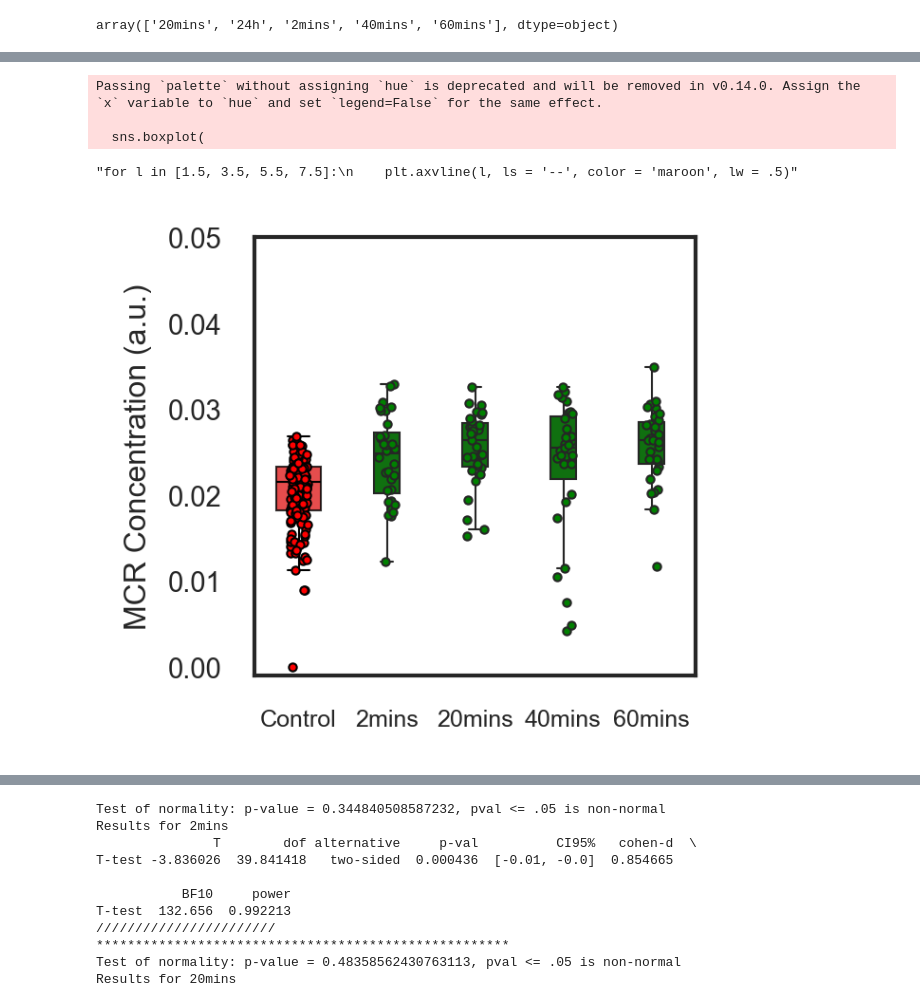
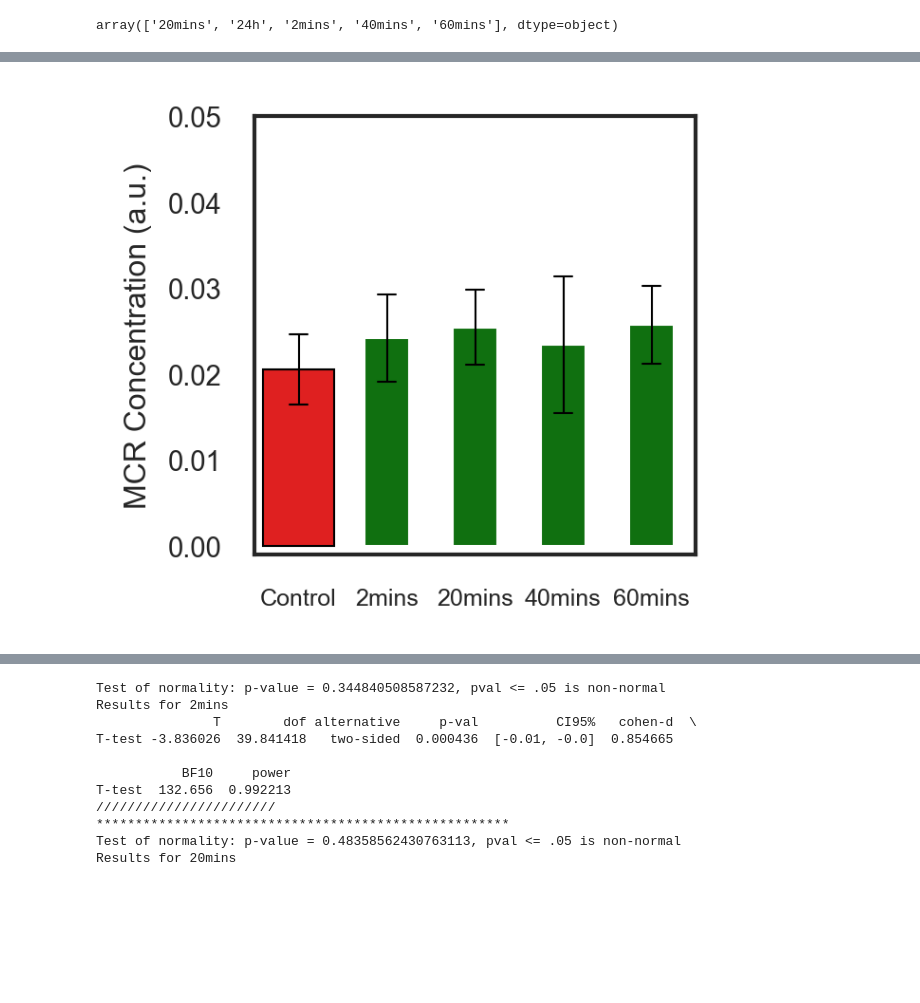
Before and after one commit to bunmiadejimi/Raman_Collagen, a Jupyter notebook: MCR_Stats.ipynb, the cells around one changed output, grey strips where cells are left out. Cells and saved outputs as stored; diff of their text form; code cells hidden in the pictures; blank space fills up the shorter version.

```diff
--- a/MCR_Stats.ipynb
+++ b/MCR_Stats.ipynb
@@ -10,7 +10,7 @@ import seaborn as sns
 # %%
 #df = pd.read_csv('c:\\Users\\oadeji01\\OneDrive - Tufts\\Bunmi - NavehLab-01\\Raman_Bunmi\\Master_Data\\MCR\\Phe_CvT\\Para_Scores.csv')#, sheet_name = "Sheet1")
 #MCR_CtrlvTrt\\Para_Scores_Summary.xlsx
-df = pd.read_excel('c:\\Users\\oadeji01\\OneDrive - Tufts\\Bunmi - NavehLab-01\\Raman_Bunmi\\Master_Data\\MCR\\Phe_CvT\\Orth_Scores_Ldgs.xlsx', sheet_name='Scores')
-#df = pd.read_excel('c:\\Users\\oadeji01\\OneDrive - Tufts\\Bunmi - NavehLab-01\\Raman_Bunmi\\Master_Data\\MCR\\Phe_CvT\\Para_Scores.xlsx', sheet_name='Sheet1')
+#df = pd.read_excel('c:\\Users\\oadeji01\\OneDrive - Tufts\\Bunmi - NavehLab-01\\Raman_Bunmi\\Master_Data\\MCR\\Phe_CvT\\Orth_Scores_Ldgs.xlsx', sheet_name='Scores')
+df = pd.read_excel('c:\\Users\\oadeji01\\OneDrive - Tufts\\Bunmi - NavehLab-01\\Raman_Bunmi\\Master_Data\\MCR\\Phe_CvT\\Para_Scores.xlsx', sheet_name='Sheet1')
 df.head()
 # %% [output]
@@ -76,9 +77,9 @@ sns.set_theme(context = 'paper', font_scale = .8, style = 'white', rc={"patch.li
 plt.figure(figsize = (2, 2), dpi = 300);
 
 
-sns.stripplot(
+'''sns.stripplot(
     x = 'sample1',
-    y = 'Scores on Comp 3 (52.75%)',
+    y = 'Scores on Comp 2 (16.16%)',
     data = df[df['sample1'] == 'Control'],
     #hue = 'sample1',
     #order = ['2mins', '20mins','40mins', '60mins'],
@@ -87,10 +88,10 @@ sns.stripplot(
        color = 'red',
        edgecolor='black',
     size = 2,
-);
-sns.stripplot(
+);'''
+'''sns.stripplot(
     x = 'trt_time',
-    y = 'Scores on Comp 3 (52.75%)',
+    y = 'Scores on Comp 2 (16.16%)',
     data = df[df['sample1'] == 'Cross-Linked'],
     #hue = 'sample1',
     order = ['2mins', '20mins','40mins', '60mins'],
@@ -98,56 +99,77 @@ sns.stripplot(
        dodge=True,
        color = 'green',
     size = 2,
-);
-sns.boxplot(
+);'''
+#4 (9.14%)
+sns.barplot(
     x = 'sample1',
     y = 'Scores on Comp 3 (52.75%)',
     data = df[df['sample1'] == 'Control'],
     #hue = 'sample1',
     #order = ['2mins', '20mins','40mins', '60mins'],
        linewidth = .5,
-       linecolor = 'black',
-       dodge=True,
-       palette = ['red','green'],
-       width = .5,
-    showfliers = False,
-   boxprops=dict(alpha=0.8),
-    legend = False
+       #linecolor = 'black',
+       #dodge=True,
+       #width = .5,
+    #showfliers = False,
+   #boxprops=dict(alpha=0.8),
+    legend = False,
+    color = 'red',
+    errorbar='sd', estimator='mean',
+    capsize = .2,
+    edgecolor = 'black',
+    err_kws={'linewidth': .5, 'color': 'black'}
     #fill = False
 );
-sns.boxplot(
+sns.barplot(
     x = 'trt_time',
     y = 'Scores on Comp 3 (52.75%)',
+    data = df[df['sample1'] == 'Cross-Linked'],
+    #hue = 'sample1',
+    order = ['2mins', '20mins','40mins', '60mins'],
+       linewidth = .5,
+       #linecolor = 'black',
+       #dodge=True,
+       color = 'green',
+       width = .5,
+    #showfliers = False,
+   #boxprops=dict(alpha=0.8),
+    legend = False,
+    errorbar='sd', estimator='mean',
+    capsize = .2,
+    err_kws={'linewidth': .5, 'color': 'black'}
+
+    #fill = False
+);
+'''sns.boxplot(
+    x = 'trt_time',
+    y = 'Scores on Comp 2 (16.16%)',
     data = df[df['sample1'] == 'Cross-Linked'],
     #hue = 'sample1',
     order = ['2mins', '20mins','40mins', '60mins'],
        linewidth = .5,
        dodge=True,
        color = 'green',
        #palette = ['red','green'],
        width = .3,
     showfliers = False,
    # boxprops=dict(alpha=0.8),
     legend = False
     #fill = False
-);
+);'''
 plt.xlabel('')
 plt.ylabel('MCR Concentration (a.u.)')
 plt.legend(title = '', frameon = False, fontsize = 4)#, labels=['Control', 'Cross-Linked']
 plt.ylim(-0.001, .05)
 plt.xticks(fontsize = 6)
 
 
 #plt.xticks([0.3])
 #ax.set_xticks(positions)
 #plt.axvline(-0.25)
 '''for l in [1.5, 3.5, 5.5, 7.5]:
     plt.axvline(l, ls = '--', color = 'maroon', lw = .5)'''
-#plt.savefig(f'C:\\Users\\oadeji01\\OneDrive - Tufts\\Bunmi - NavehLab-01\\Reports\\Paper\\Figures\\MCR_Scores_Orth_CvOthers.tif', dpi = 600, bbox_inches='tight')
+plt.savefig(f'C:\\Users\\oadeji01\\OneDrive - Tufts\\Bunmi - NavehLab-01\\Reports\\Paper\\Figures\\MCR_Scores_Orth_CvOthers_barplot.tif', dpi = 600, bbox_inches='tight')
 # %% [output]
-Passing `palette` without assigning `hue` is deprecated and will be removed in v0.14.0. Assign the `x` variable to `hue` and set `legend=False` for the same effect.
-
-  sns.boxplot(
-"for l in [1.5, 3.5, 5.5, 7.5]:\n    plt.axvline(l, ls = '--', color = 'maroon', lw = .5)"
-[figure, old version]
+[figure, new version]
 # %%
```
Also changed, not shown: parts of 6 cells of this notebook.
